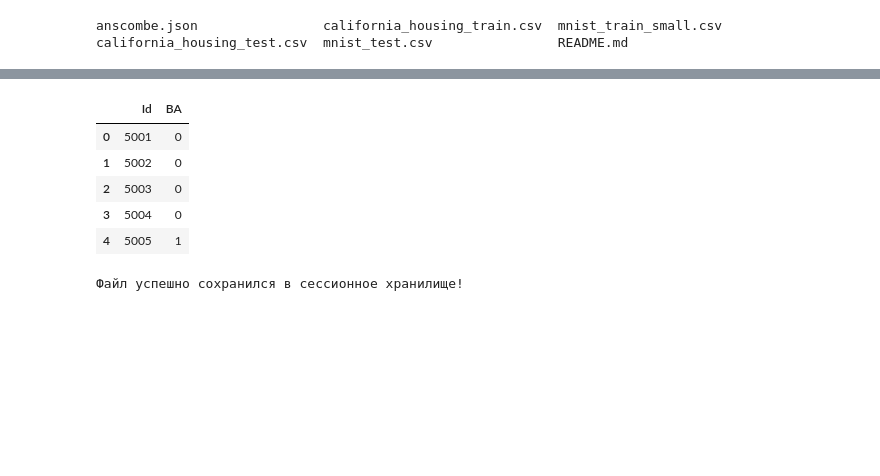
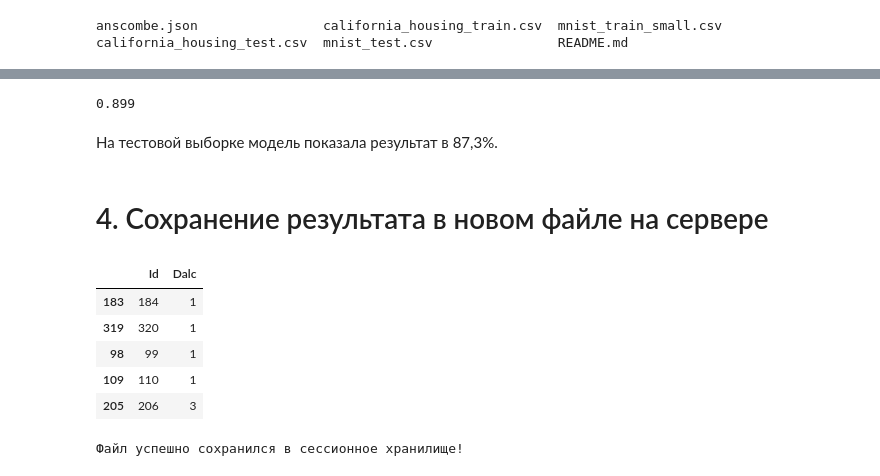
Before and after one commit to Jolobov/AI_Systems, a Jupyter notebook: LaboratoryWork3.ipynb, the cells around one changed output, grey strips where cells are left out. Cells and saved outputs as stored; diff of their text form; code cells hidden in the pictures; blank space fills up the shorter version.

```diff
--- a/LaboratoryWork3.ipynb
+++ b/LaboratoryWork3.ipynb
@@ -164,4 +211,0 @@ grade.head(3)
-# %%
-# присоединим переменные к исходному датафрейму 'file'
-file = pd.concat([file, sex, additional_work, sports_activity, attendance, \
-  reading, notes, listening_in_class, project_work, grade], axis = 1)
@@ -194,13 +283,9 @@ from sklearn.preprocessing import StandardScaler
 scaler = StandardScaler()
 
 # масштабируем и рассчитаем среднее арифмитическое и СКО
-file[['Weekly_Study_Hours', 'Always', 'Never', 'Sometimes']] = \
-scaler.fit_transform(file[['Weekly_Study_Hours', 'Always', 'Never', 'Sometimes']])
-
-file[['Reading', 'Notes', 'Listening_in_Class', 'Project_work']] = \
-scaler.fit_transform(file[['Reading', 'Notes', 'Listening_in_Class', 'Project_work']])
+file[['reason_course', 'reason_home', 'reason_other', 'reason_reputation']] = \
+scaler.fit_transform(file[['reason_course', 'reason_home', 'reason_other', 'reason_reputation']])
 
 # посмотрим результат
-print(file[['Weekly_Study_Hours', 'Always', 'Never', 'Sometimes']])
-print(file[['Reading', 'Notes', 'Listening_in_Class', 'Project_work']])
+print(file[['reason_course', 'reason_home', 'reason_other', 'reason_reputation']])
 # %% [output]
@@ -237,0 +308,6 @@ x_file.head(3)
+# %%
+# импортируем модуль 'train_test_split'
+from sklearn.model_selection import train_test_split
+
+# разделяем на тренировочную и тестовую выборки
+X_train, X_test, y_train, y_test = train_test_split(file.drop(columns=['Dalc']), file['Dalc'], train_size=0.8)
@@ -312,0 +368,12 @@ result_file.head()
+# %%
+# импортируем логистическую регрессию 'LogisticRegression'
+from sklearn.linear_model import LogisticRegression
+
+# создадим объект этого класса
+model = LogisticRegression(max_iter=10000)
+
+# обучим модель
+model.fit(X_test, y_test)
+
+# сделаем предсказание класса
+y_pred_file = model.predict(X_test)
@@ -313,21 +405,36 @@ result_file.head()
+# %%
+# импортируем метрику 'accuracy_score'
+from sklearn.metrics import accuracy_score
+
+# передадим фактические и прогнозные значения
+model_accuracy = accuracy_score(y_test, y_pred_file)
+
+# округлим до трех знаков после запятой
+round(model_accuracy, 3)
+# %% [output]
+0.899
+# %% [markdown]
+На тестовой выборке модель показала результат в 87,3%.
+# %% [markdown]
+# 4. Сохранение результата в новом файле на сервере
 # %%
-# передадим индекс студентов из столбца 'Id'
-ids = result_file['Id']
+# передадим индекс студентов
+ids = X_test['ID']
 
 # создадим датафрейм из словаря, в котором
 # первая пара ключа и значения - id студента,
 # вторая - прогноз
-result_file = pd.DataFrame({'Id' : ids, 'BA' : y_pred_file})
+result_file = pd.DataFrame({'Id' : ids, 'Dalc' : y_pred_file})
 
 # посмотрим результат
 result_file.head()
 # %% [output]
-|  | Id | BA |
-| 0 | 5001 | 0 |
-| 1 | 5002 | 0 |
-| 2 | 5003 | 0 |
-| 3 | 5004 | 0 |
-| 4 | 5005 | 1 |
+|  | Id | Dalc |
+| 183 | 184 | 1 |
+| 319 | 320 | 1 |
+| 98 | 99 | 1 |
+| 109 | 110 | 1 |
+| 205 | 206 | 3 |
 # %%
 # создадим новый файл result.csv, удалив индекс
 result_file.to_csv('result.csv', index = False)
```
Also changed, not shown: parts of 45 cells of this notebook.
